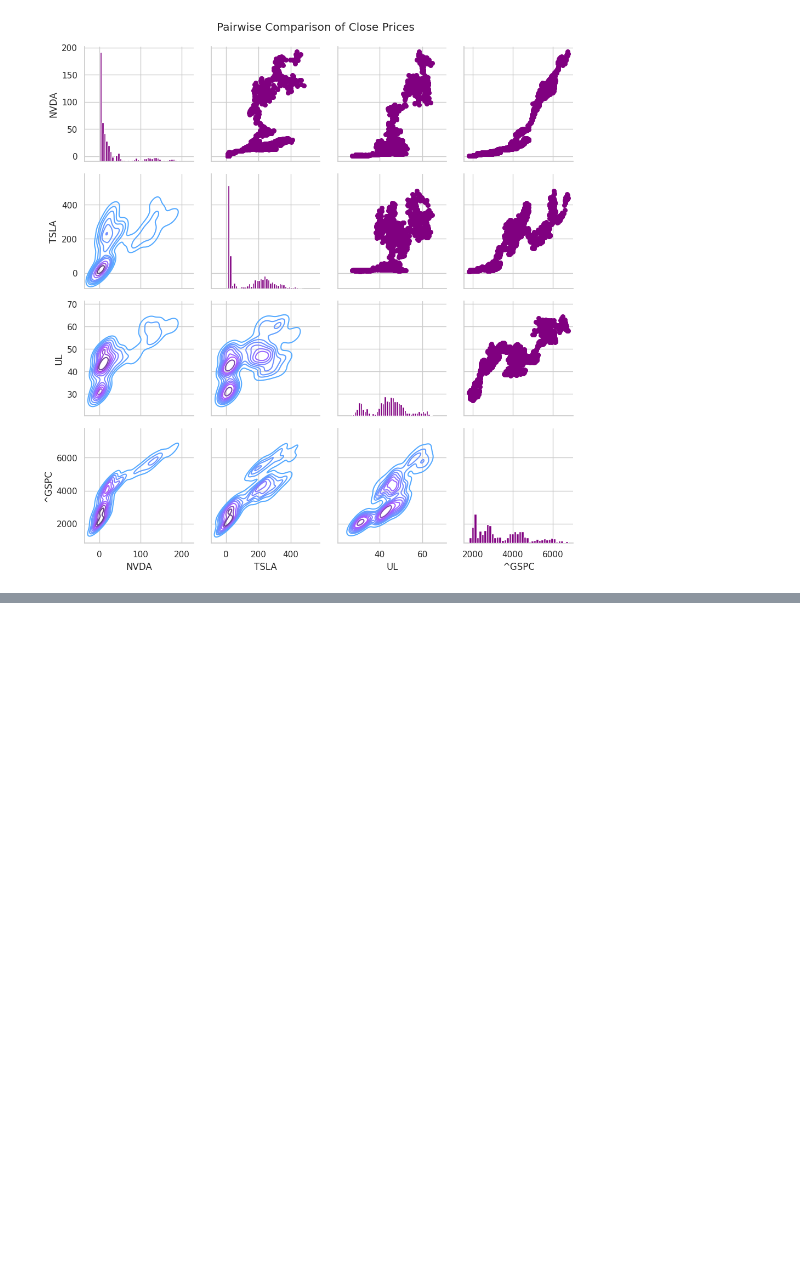
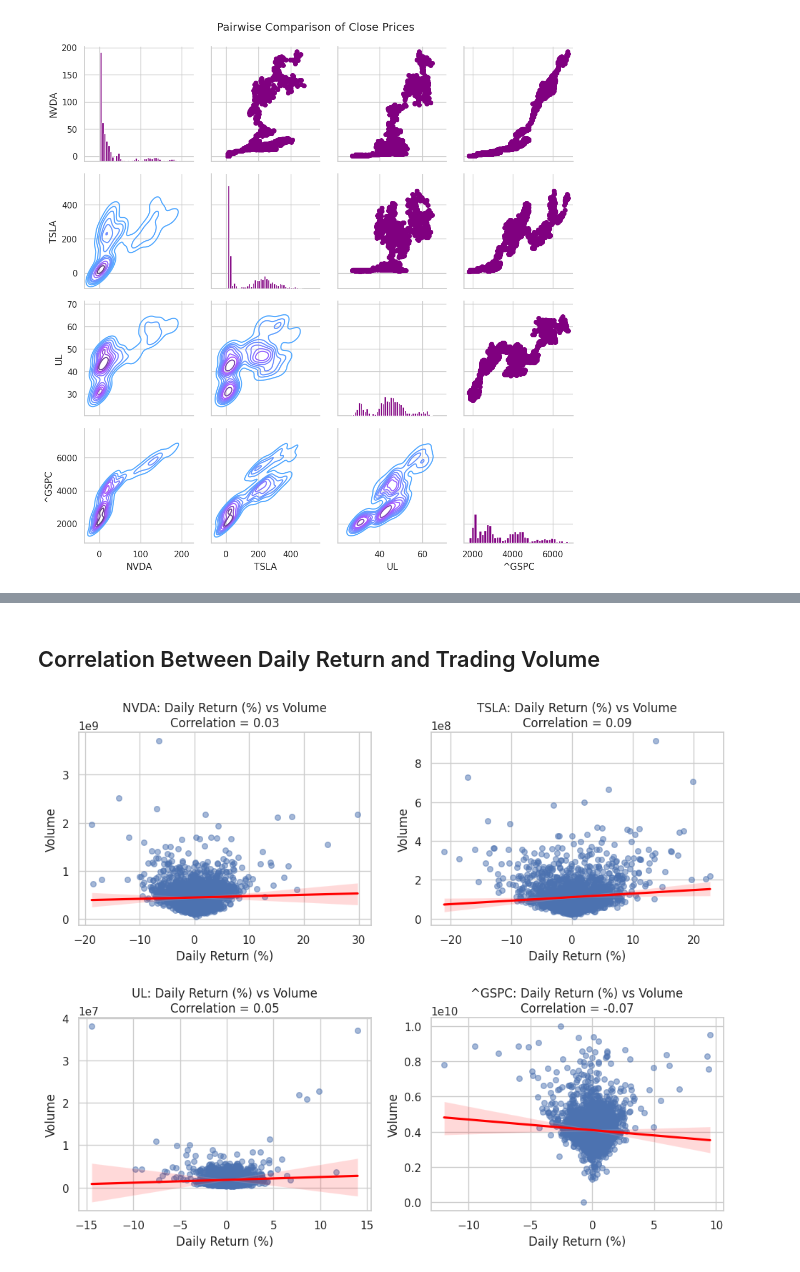
Before and after one commit to hjmoore67/AI-Coursework-Uni, a Jupyter notebook: uni-ai-coursework.ipynb, the cells around one changed output, grey strips where cells are left out. Drawn from its saved outputs; the diff is of its cells as text; code cells hidden in the pictures; blank space fills up the shorter version.

```diff
--- a/uni-ai-coursework.ipynb
+++ b/uni-ai-coursework.ipynb
@@ -623,0 +628,41 @@ plt.show()
+# %% [markdown]
+## Correlation Between Daily Return and Trading Volume
+# %%
+
+returns_long = pivot_returns.stack().reset_index()
+returns_long.columns = ['Date', 'Ticker', 'Daily_Return_%']
+
+vol_df = combined_df[['Date', 'Ticker', 'Volume']].copy()
+
+volume_returns_df = pd.merge(returns_long, vol_df, on=['Date', 'Ticker'], how='inner')
+
+volume_returns_df['Daily_Return_%'] = pd.to_numeric(volume_returns_df['Daily_Return_%'], errors='coerce')
+volume_returns_df['Volume'] = pd.to_numeric(volume_returns_df['Volume'], errors='coerce')
+volume_returns_df = volume_returns_df.dropna(subset=['Daily_Return_%', 'Volume'])
+# %%
+tickers = volume_returns_df['Ticker'].unique()
+
+plt.figure(figsize=(10, 8))
+plt.subplots_adjust(top=1.25, bottom=0.1)
+
+for i, ticker in enumerate(tickers, 1):
+    plt.subplot(2, 2, i)
+    data = volume_returns_df[volume_returns_df['Ticker'] == ticker]
+
+    # Compute correlation between daily % return and volume
+    corr = data[['Daily_Return_%', 'Volume']].corr().iloc[0, 1]
+
+    # Scatter plot with regression line
+    sns.regplot(
+        x='Daily_Return_%', y='Volume', data=data,
+        scatter_kws={'alpha': 0.5, 's': 30},  # adjust size/opacity if needed
+        line_kws={'color': 'red'}
+    )
+    plt.title(f"{ticker}: Daily Return (%) vs Volume\nCorrelation = {corr:.2f}")
+    plt.xlabel("Daily Return (%)")
+    plt.ylabel("Volume")
+
+plt.tight_layout()
+plt.show()
+# %% [output]
+[figure, added]
```
Also changed, not shown: parts of 14 cells of this notebook.
